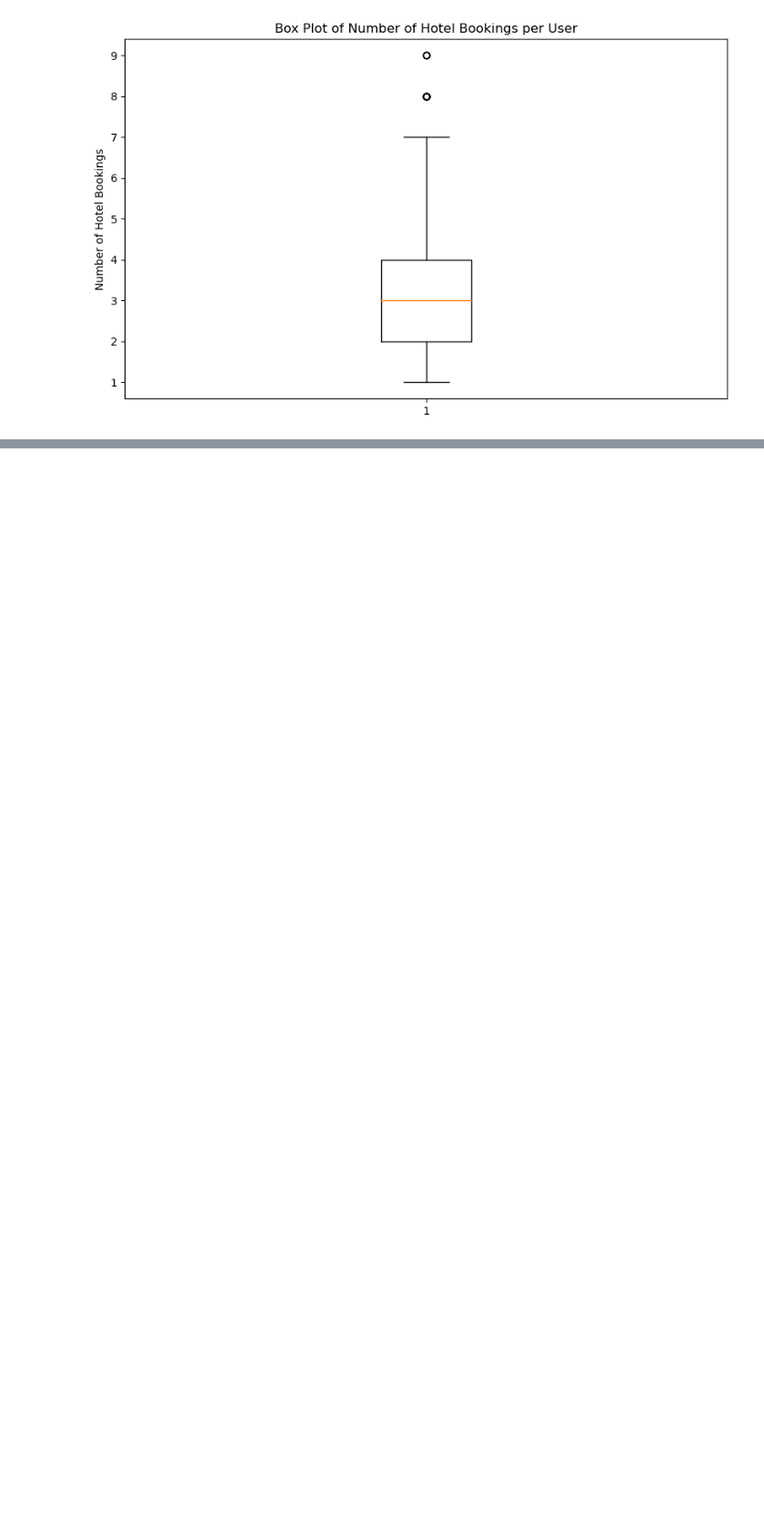
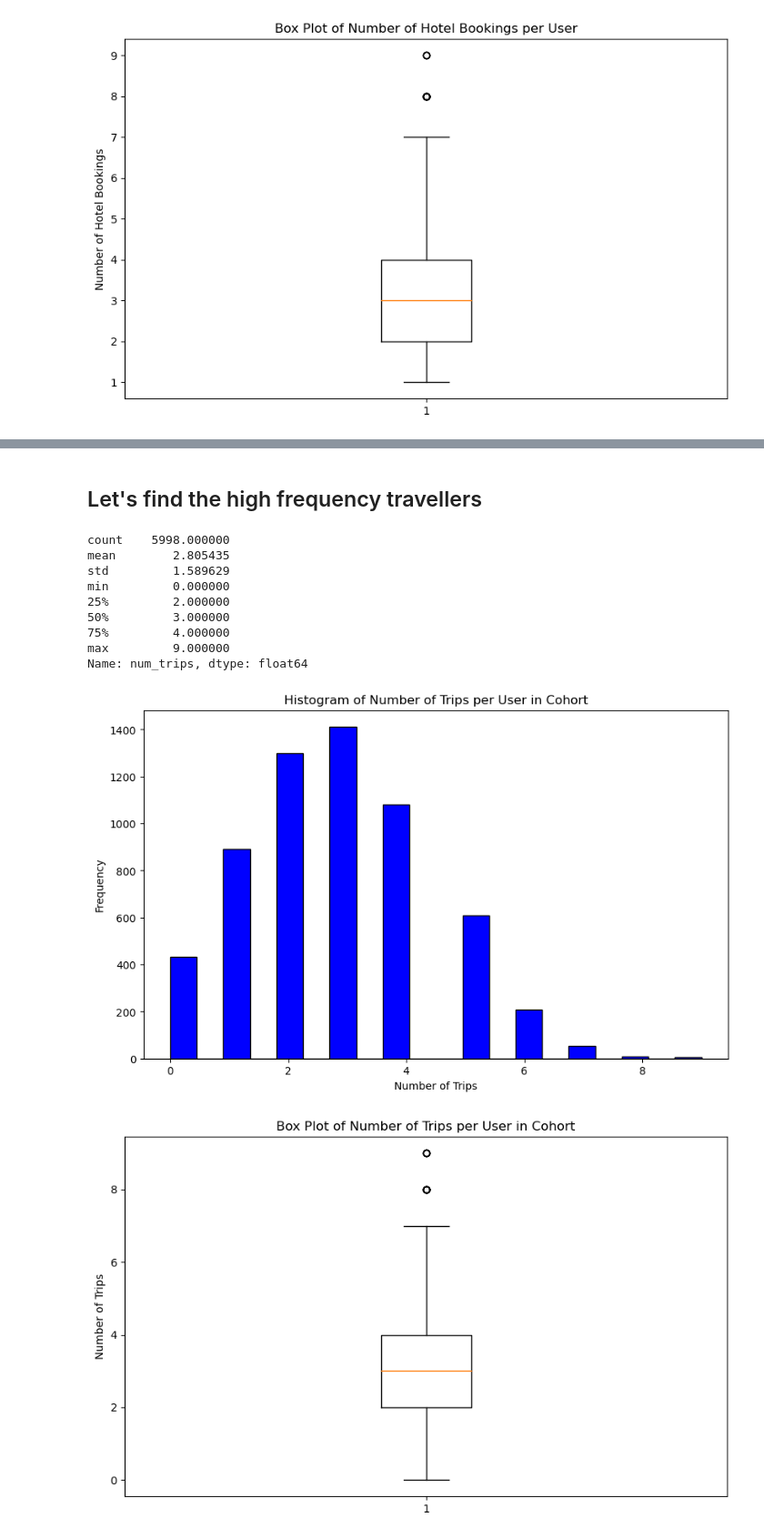
Before and after one commit to bhazeltn/TravelTide, a Jupyter notebook: TravelTide_Exploration_Viz.ipynb, the cells around one changed output, grey strips where cells are left out. Shown: that part at 91% size. Saved outputs shown, nothing was run; the diff lists cells and outputs as text; code cells hidden in the pictures; blank space fills up the shorter version.

```diff
--- a/TravelTide_Exploration_Viz.ipynb
+++ b/TravelTide_Exploration_Viz.ipynb
@@ -326,0 +347,46 @@ plt.show()
+# %% [markdown]
+## Let's find the high frequency travellers
+# %%
+# SQL query to find high frequency travelers in the cohort
+query_high_frequency_travelers = f"""
+{cohort_filter}
+SELECT s.user_id, COUNT(DISTINCT s.trip_id) as num_trips
+FROM sessions s
+INNER JOIN CohortUsers c ON s.user_id = c.user_id
+GROUP BY s.user_id
+ORDER BY num_trips DESC
+"""
+
+# Execute the query and store the result in a DataFrame
+df_high_frequency_travelers = pd.read_sql(query_high_frequency_travelers, engine)
+
+# Display descriptive statistics
+print(df_high_frequency_travelers['num_trips'].describe())
+
+# Plotting
+# Histogram
+plt.figure(figsize=(10, 6))
+plt.hist(df_high_frequency_travelers['num_trips'], bins=20, color='blue', edgecolor='black')
+plt.xlabel('Number of Trips')
+plt.ylabel('Frequency')
+plt.title('Histogram of Number of Trips per User in Cohort')
+plt.show()
+
+# Box Plot
+plt.figure(figsize=(10, 6))
+plt.boxplot(df_high_frequency_travelers['num_trips'])
+plt.ylabel('Number of Trips')
+plt.title('Box Plot of Number of Trips per User in Cohort')
+plt.show()
+# %% [output]
+count    5998.000000
+mean        2.805435
+std         1.589629
+min         0.000000
+25%         2.000000
+50%         3.000000
+75%         4.000000
+max         9.000000
+Name: num_trips, dtype: float64
+[figure, added]
+[figure, added]
```
Also changed, not shown: parts of 23 cells of this notebook, 1 other file.
